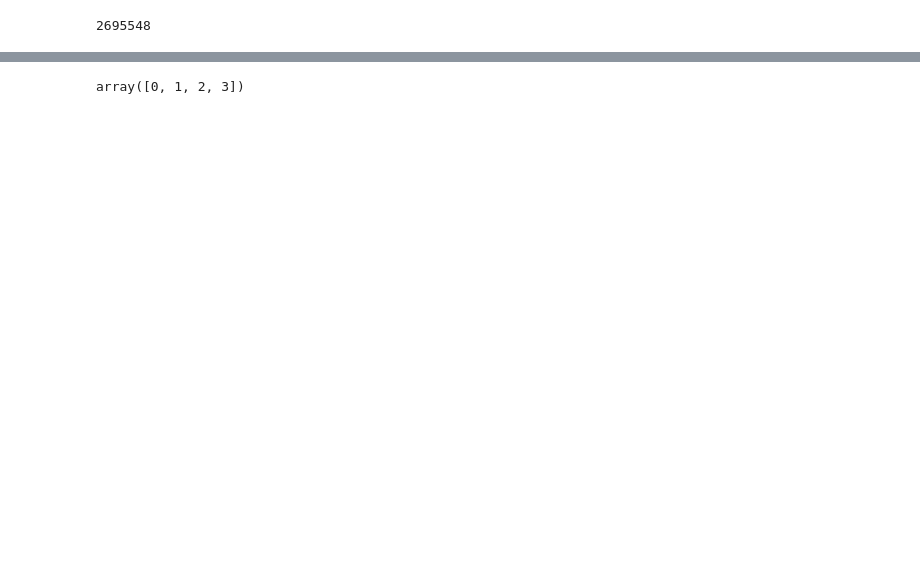
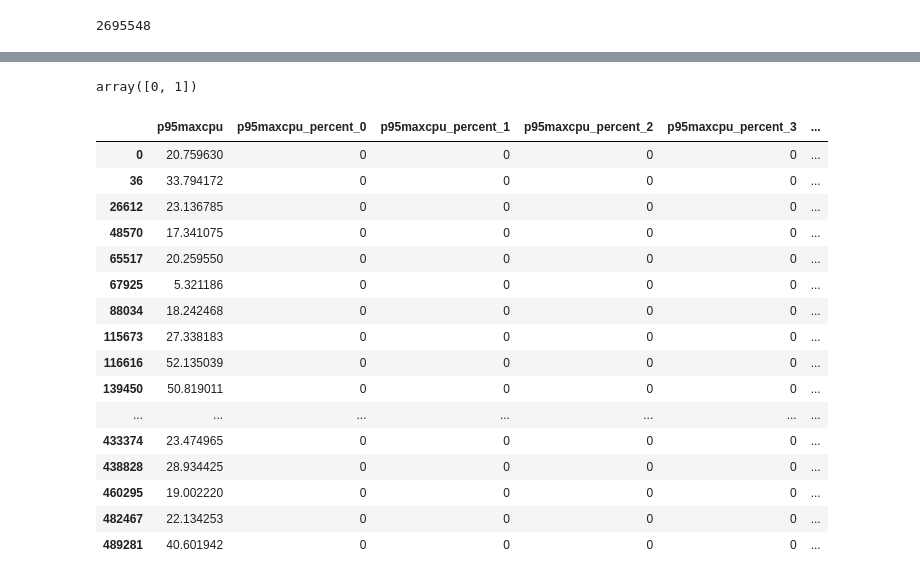
Before and after one commit to rayandrew/anl-cl, a Jupyter notebook: prototypes/azure-train.ipynb, the cells around one changed output, grey strips where cells are left out. Saved outputs shown, nothing was run; the diff lists cells and outputs as text; code cells hidden in the pictures; blank space fills up the shorter version.

```diff
--- a/prototypes/azure-train.ipynb
+++ b/prototypes/azure-train.ipynb
@@ -508,4 +616,4 @@ len(trace_dataframe)
 2695548
 # %%
 test_dfss = trace_dataframe.copy().iloc[0:500_000]
-test_dfss = feats_bucket_cpu_transform(test_dfss)
+test_dfss = feats_bucket_cpu_transform_v3(test_dfss)
@@ -524,4 +625,26 @@ with pd.option_context('display.max_colwidth', None):
 # %%
-test_dfss.percent_0.unique()
+test_dfss.p95maxcpu_percent_18.unique()
 # %% [output]
-array([0, 1, 2, 3])
+array([0, 1])
+# %%
+pd.set_option('display.max_rows', 112)
+pd.set_option('display.max_columns', 112)
+test_dfss[test_dfss.subscriptionid == test_dfss.iloc[0].subscriptionid][['p95maxcpu'] + [f'p95maxcpu_percent_{percent}' for percent in range(0, 101)]]
+# %% [output]
+|  | p95maxcpu | p95maxcpu_percent_0 | p95maxcpu_percent_1 | p95maxcpu_percent_2 | p95maxcpu_percent_3 | ... |
+| 0 | 20.759630 | 0 | 0 | 0 | 0 | ... |
+| 36 | 33.794172 | 0 | 0 | 0 | 0 | ... |
+| 26612 | 23.136785 | 0 | 0 | 0 | 0 | ... |
+| 48570 | 17.341075 | 0 | 0 | 0 | 0 | ... |
+| 65517 | 20.259550 | 0 | 0 | 0 | 0 | ... |
+| 67925 | 5.321186 | 0 | 0 | 0 | 0 | ... |
+| 88034 | 18.242468 | 0 | 0 | 0 | 0 | ... |
+| 115673 | 27.338183 | 0 | 0 | 0 | 0 | ... |
+| 116616 | 52.135039 | 0 | 0 | 0 | 0 | ... |
+| 139450 | 50.819011 | 0 | 0 | 0 | 0 | ... |
+| ... | ... | ... | ... | ... | ... | ... |
+| 433374 | 23.474965 | 0 | 0 | 0 | 0 | ... |
+| 438828 | 28.934425 | 0 | 0 | 0 | 0 | ... |
+| 460295 | 19.002220 | 0 | 0 | 0 | 0 | ... |
+| 482467 | 22.134253 | 0 | 0 | 0 | 0 | ... |
+| 489281 | 40.601942 | 0 | 0 | 0 | 0 | ... |
```
Also changed, not shown: parts of 20 cells of this notebook, 3 other files.
